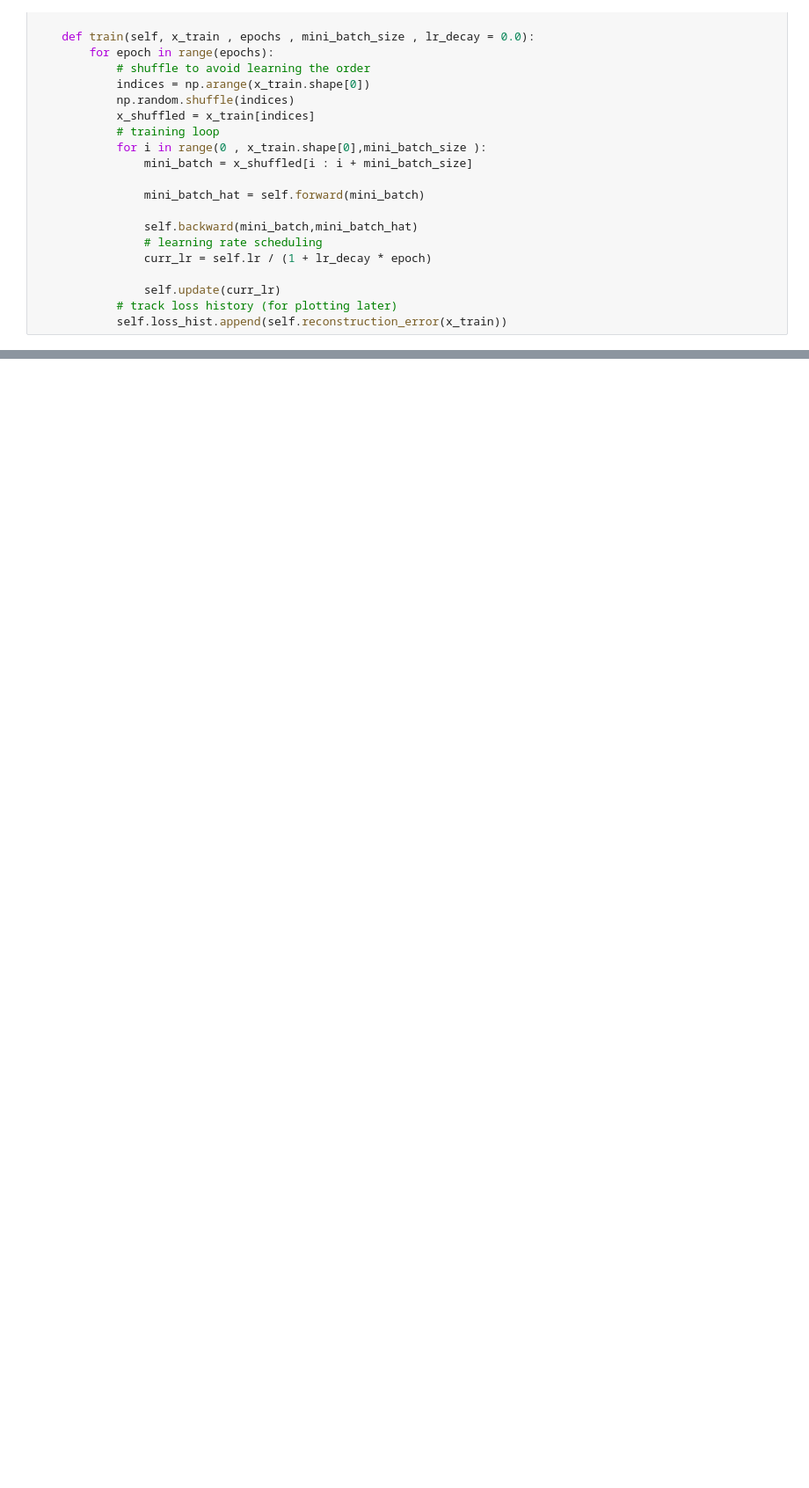
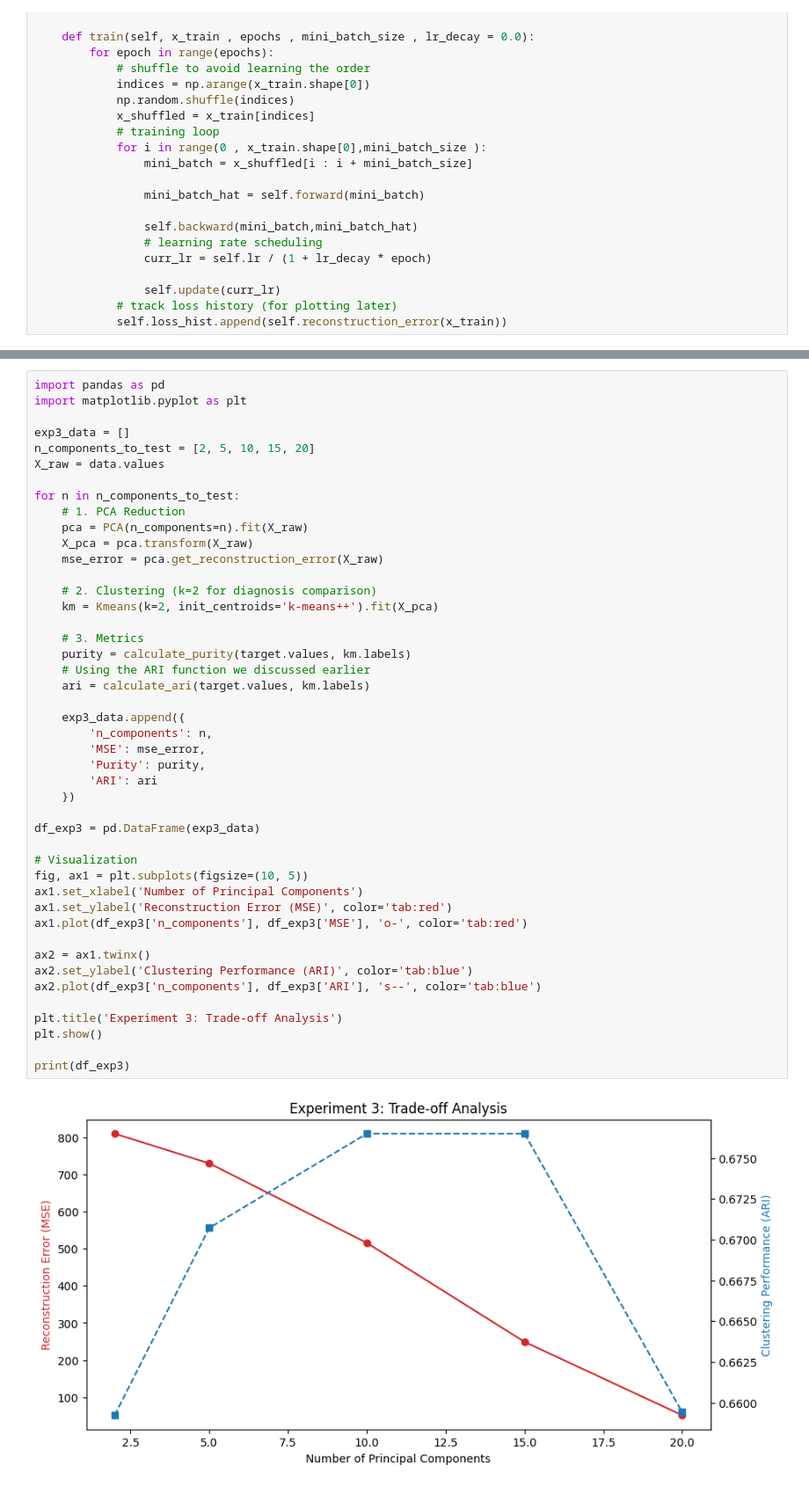
Before and after one commit to RoberRamzy/Dimensionality-Reduction-and-Clustering-Algorithms, a Jupyter notebook: project.ipynb, the cells around one changed output, grey strips where cells are left out. Shown at 88% size. Cells and saved outputs as stored; diff of their text form; blank space fills up the shorter version.

```diff
--- a/project.ipynb
+++ b/project.ipynb
@@ -649,0 +1000,47 @@ class Autoencoder:
+# %%
+import pandas as pd
+import matplotlib.pyplot as plt
+
+exp3_data = []
+n_components_to_test = [2, 5, 10, 15, 20]
+X_raw = data.values
+
+for n in n_components_to_test:
+    # 1. PCA Reduction
+    pca = PCA(n_components=n).fit(X_raw)
+    X_pca = pca.transform(X_raw)
+    mse_error = pca.get_reconstruction_error(X_raw)
+
+    # 2. Clustering (k=2 for diagnosis comparison)
+    km = Kmeans(k=2, init_centroids='k-means++').fit(X_pca)
+
+    # 3. Metrics
+    purity = calculate_purity(target.values, km.labels)
+    # Using the ARI function we discussed earlier
+    ari = calculate_ari(target.values, km.labels)
+
+    exp3_data.append({
+        'n_components': n,
+        'MSE': mse_error,
+        'Purity': purity,
+        'ARI': ari
+    })
+
+df_exp3 = pd.DataFrame(exp3_data)
+
+# Visualization
+fig, ax1 = plt.subplots(figsize=(10, 5))
+ax1.set_xlabel('Number of Principal Components')
+ax1.set_ylabel('Reconstruction Error (MSE)', color='tab:red')
+ax1.plot(df_exp3['n_components'], df_exp3['MSE'], 'o-', color='tab:red')
+
+ax2 = ax1.twinx()
+ax2.set_ylabel('Clustering Performance (ARI)', color='tab:blue')
+ax2.plot(df_exp3['n_components'], df_exp3['ARI'], 's--', color='tab:blue')
+
+plt.title('Experiment 3: Trade-off Analysis')
+plt.show()
+
+print(df_exp3)
+# %% [output]
+[figure, added]
```
Also changed, not shown: parts of 19 cells of this notebook.
